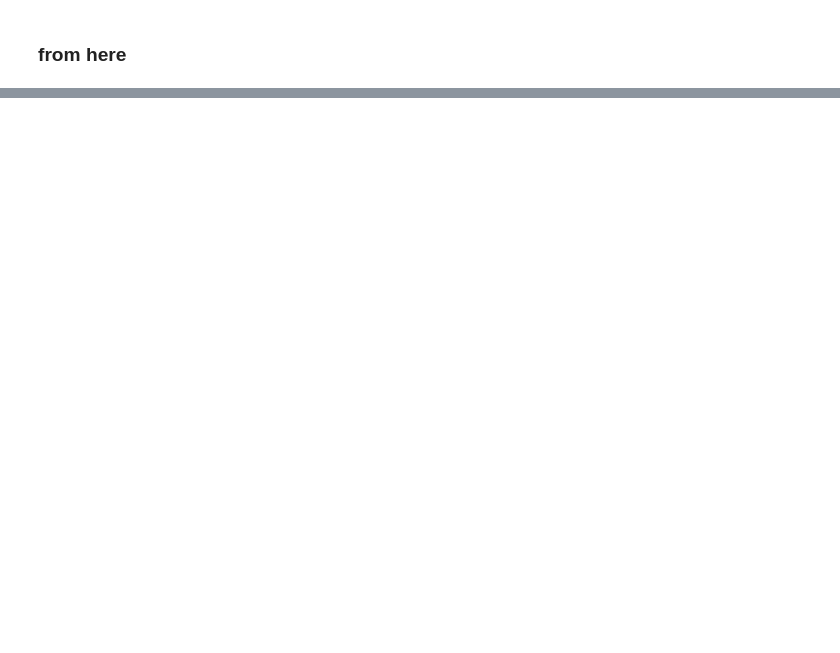
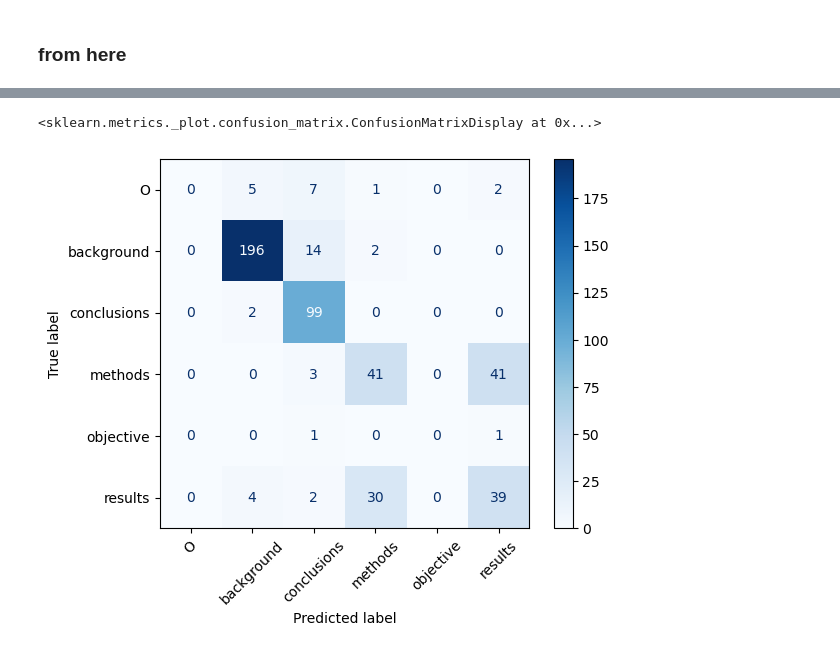
Before and after one commit to sylvey/section_normalization, a Jupyter notebook: BERT-CRF.ipynb, the cells around one changed output, grey strips where cells are left out. Cells and saved outputs as stored; diff of their text form; code cells hidden in the pictures; blank space fills up the shorter version.

Commit message:
300 seed

```diff
--- a/BERT-CRF.ipynb
+++ b/BERT-CRF.ipynb
@@ -910,24 +403,0 @@ print(sample)
-# %%
-import torch.nn as nn
-from transformers import BertModel
-from torchcrf import CRF
-
-class BERT_CRF(nn.Module):
-    def __init__(self, num_labels):
-        super(BERT_CRF, self).__init__()
-        self.bert = BertModel.from_pretrained("bert-base-uncased")
-        self.hidden_dim = self.bert.config.hidden_size
-        self.fc = nn.Linear(self.hidden_dim, num_labels)  # 轉換為標籤 logits
-        self.crf = CRF(num_labels, batch_first=True)  # CRF 層
-
-    def forward(self, input_ids, attention_mask, labels=None):
-        outputs = self.bert(input_ids, attention_mask=attention_mask)
-        sequence_output = outputs.last_hidden_state  # (batch_size, seq_len, hidden_dim)
-        emissions = self.fc(sequence_output)  # (batch_size, seq_len, num_labels)
-
-        if labels is not None:
-            loss = -self.crf(emissions, labels, mask=attention_mask.byte(), reduction="mean")
-            return loss
-        else:
-            predictions = self.crf.decode(emissions, mask=attention_mask.byte())
-            return predictions
@@ -1420,7 +775,7 @@ class MixTextCRF(CRF):
         # 初始化 transition matrix
         nn.init.xavier_normal_(self.transitions)
 
-    def forward(self, emissions, tags, psuedo_tags=None, mask=None, reduction='mean', none_type=None):
+    def forward(self, emissions, tags, psuedo_tags=None, mask=None, reduction='mean', none_type=None, threshold=0.85):
 
         if reduction == 'mix':
             # assert psuedo_tags is not None and none_type is not None
@@ -1431,14 +786,19 @@ class MixTextCRF(CRF):
             log_p_true = self.token_level_log_prob(emissions, tags)           # shape: [B, L]
             log_p_pseudo = self.token_level_log_prob(emissions, psuedo_tags)  # shape: [B, L]
             none_type = torch.stack(none_type)
+
+            with torch.no_grad():
+                log_probs = torch.log_softmax(emissions, dim=-1)
+                max_probs, _ = torch.max(log_probs, dim=-1)
+                confidence_mask = (max_probs > threshold)
             # print(type(none_type))
             # 建立 mask
             mask = mask.float()
             true_mask = ((none_type == 0).float()) * mask
-            pseudo_mask = ((none_type == 1).float()) * mask
+            pseudo_mask = ((none_type == 1).float()) * mask * confidence_mask.float()
 
             # lambda 可從 Beta 分布，也可以是 N_true / N_total
-            lambda_val = torch.distributions.Beta(4.0, 4.0).sample().to(emissions.device)
+            lambda_val = torch.distributions.Beta(0.3, 0.3).sample().to(emissions.device)
 
             # 最後做 mix
             mixed_log_p = lambda_val * log_p_true * true_mask + (1 - lambda_val) * log_p_pseudo * pseudo_mask
@@ -1530,7 +890,7 @@ from tqdm import tqdm
 
 model = BERT_CRF(num_labels=6)
 # 載入預訓練參數
-state_dict = torch.load("models/bert_crf_pretrained.pth")
+state_dict = torch.load("models/bert_crf_pretrained_300seed.pth")
 # 允許部分 miss（例如你有改一些架構）
 model.load_state_dict(state_dict, strict=False)
 model = model.to(device)
@@ -1703,0 +1074,10 @@ Test Accuracy: 0.999931325804399
+# %%
+from sklearn.metrics import confusion_matrix, ConfusionMatrixDisplay
+labels = sorted(set(all_true_labels) | set(all_pred_labels))  # 統一所有可能的 label
+
+cm = confusion_matrix(all_true_labels, all_pred_labels, labels=labels)
+disp = ConfusionMatrixDisplay(confusion_matrix=cm, display_labels=labels)
+disp.plot(xticks_rotation=45, cmap="Blues")
+# %% [output]
+<sklearn.metrics._plot.confusion_matrix.ConfusionMatrixDisplay at 0x...>
+[figure, added]
```
Also changed, not shown: parts of 98 cells of this notebook, 7 other files.
